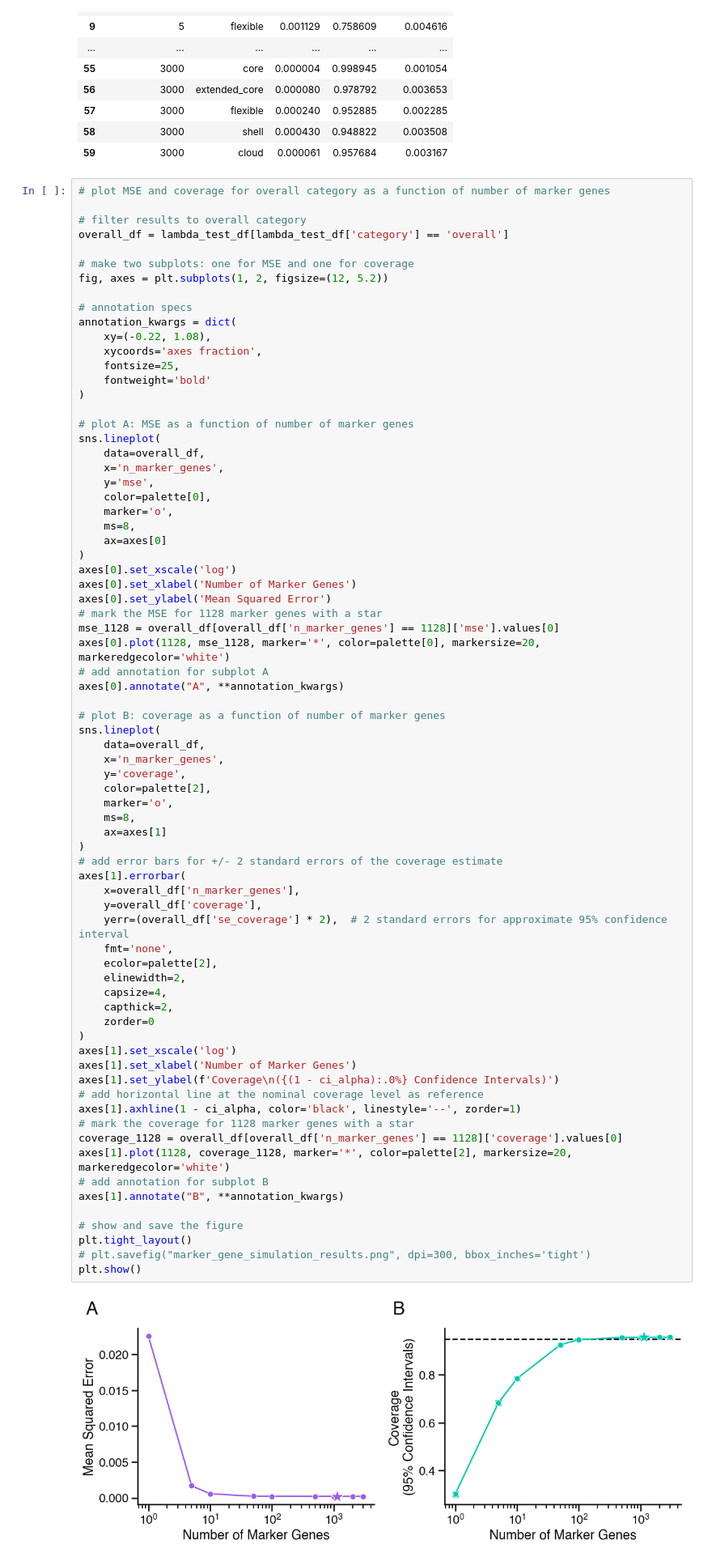
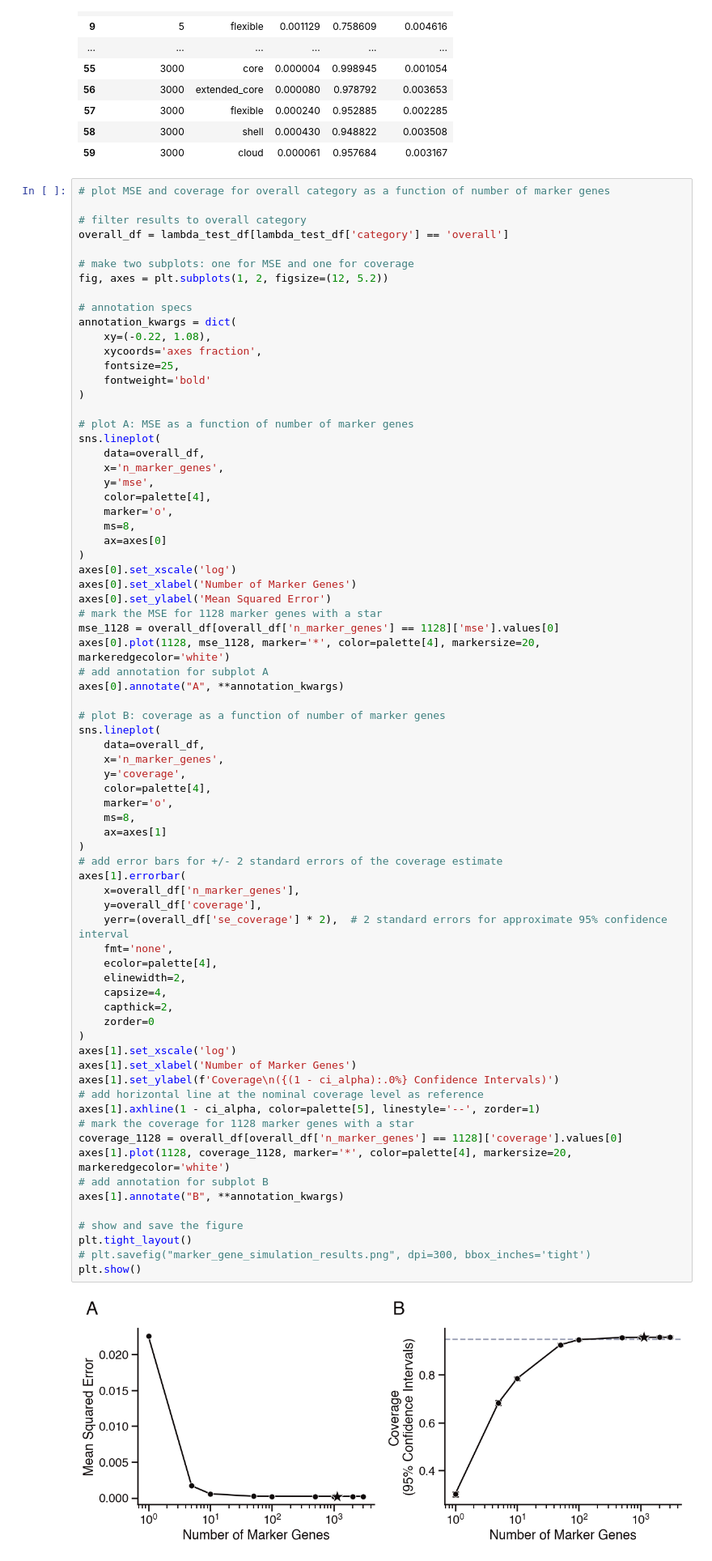
Before and after one commit to blasks/gene-prevalence, a Jupyter notebook: experiments/3-model-misspecification-simulations.ipynb, the cells around one changed output. Shown at 81% size. Saved outputs shown, nothing was run; the diff lists cells and outputs as text.

```diff
--- a/experiments/3-model-misspecification-simulations.ipynb
+++ b/experiments/3-model-misspecification-simulations.ipynb
@@ -324,7 +324,7 @@ sns.lineplot(
     data=overall_df,
     x='n_marker_genes',
     y='mse',
-    color=palette[0],
+    color=palette[4],
     marker='o',
     ms=8,
     ax=axes[0]
@@ -334,7 +334,7 @@ axes[0].set_xlabel('Number of Marker Genes')
 axes[0].set_ylabel('Mean Squared Error')
 # mark the MSE for 1128 marker genes with a star
 mse_1128 = overall_df[overall_df['n_marker_genes'] == 1128]['mse'].values[0]
-axes[0].plot(1128, mse_1128, marker='*', color=palette[0], markersize=20, markeredgecolor='white')
+axes[0].plot(1128, mse_1128, marker='*', color=palette[4], markersize=20, markeredgecolor='white')
 # add annotation for subplot A
 axes[0].annotate("A", **annotation_kwargs)
 
@@ -343,40 +343,40 @@ sns.lineplot(
     data=overall_df,
     x='n_marker_genes',
     y='coverage',
-    color=palette[2],
+    color=palette[4],
     marker='o',
     ms=8,
     ax=axes[1]
 )
 # add error bars for +/- 2 standard errors of the coverage estimate
 axes[1].errorbar(
     x=overall_df['n_marker_genes'],
     y=overall_df['coverage'],
     yerr=(overall_df['se_coverage'] * 2),  # 2 standard errors for approximate 95% confidence interval
     fmt='none',
-    ecolor=palette[2],
+    ecolor=palette[4],
     elinewidth=2,
     capsize=4,
     capthick=2,
     zorder=0
 )
 axes[1].set_xscale('log')
 axes[1].set_xlabel('Number of Marker Genes')
 axes[1].set_ylabel(f'Coverage\n({(1 - ci_alpha):.0%} Confidence Intervals)')
 # add horizontal line at the nominal coverage level as reference
-axes[1].axhline(1 - ci_alpha, color='black', linestyle='--', zorder=1)
+axes[1].axhline(1 - ci_alpha, color=palette[5], linestyle='--', zorder=1)
 # mark the coverage for 1128 marker genes with a star
 coverage_1128 = overall_df[overall_df['n_marker_genes'] == 1128]['coverage'].values[0]
-axes[1].plot(1128, coverage_1128, marker='*', color=palette[2], markersize=20, markeredgecolor='white')
+axes[1].plot(1128, coverage_1128, marker='*', color=palette[4], markersize=20, markeredgecolor='white')
 # add annotation for subplot B
 axes[1].annotate("B", **annotation_kwargs)
 
 # show and save the figure
 plt.tight_layout()
 # plt.savefig("marker_gene_simulation_results.png", dpi=300, bbox_inches='tight')
 plt.show()
 # %% [output]
-[figure, old version]
+[figure, new version]
 # %% [markdown]
 ## Experiment 2: Biases in gene detection
 # %%
```
Also changed, not shown: parts of 6 cells of this notebook, 6 other files.
